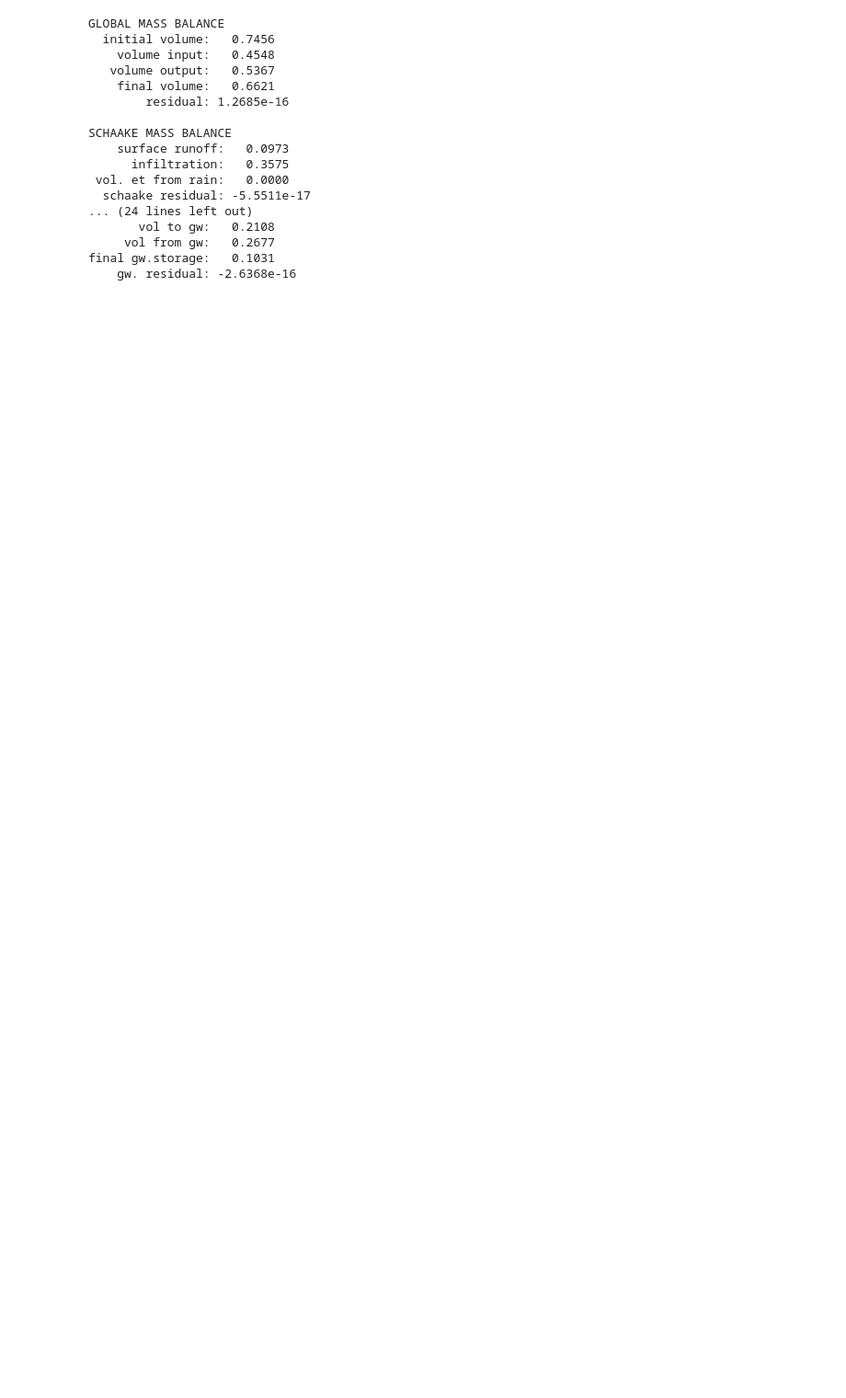
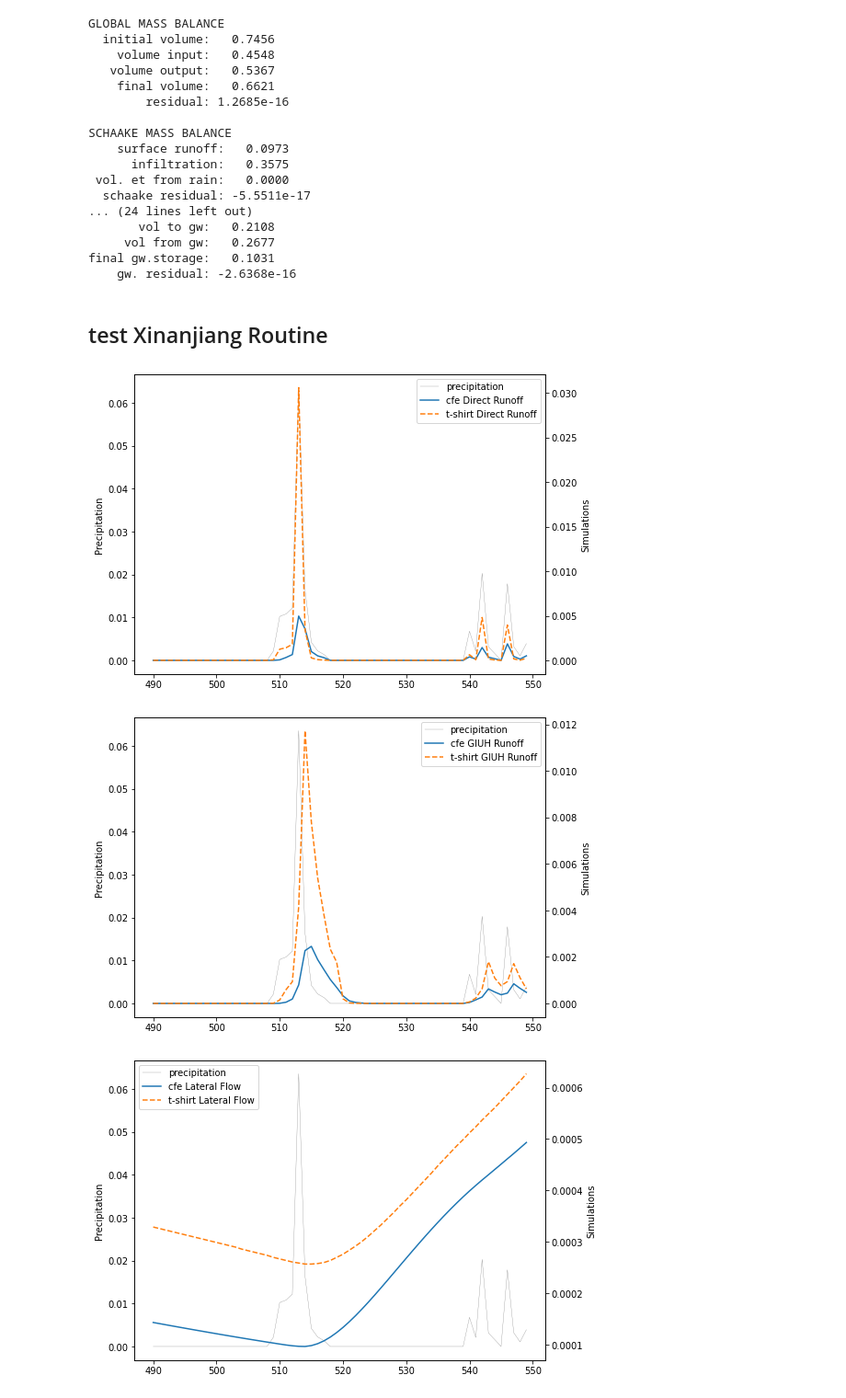
Before and after one commit to qiyuel3/cfe-py, a Jupyter notebook: cfe-python/run_cfe_bmi.ipynb, the cells around one changed output. Shown at 92% size. Drawn from its saved outputs; the diff is of its cells as text; code cells hidden in the pictures; blank space fills up the shorter version.

Commit message:
added a unit test for Xinanjiang Routine

```diff
--- a/cfe-python/run_cfe_bmi.ipynb
+++ b/cfe-python/run_cfe_bmi.ipynb
@@ -97,3 +103,13 @@ SCHAAKE MASS BALANCE
      vol from gw:   0.2677
 final gw.storage:   0.1031
     gw. residual: -2.6368e-16
+# %% [markdown]
+## test Xinanjiang Routine
+# %%
+cfe_unit_test_x = bmi_cfe.BMI_CFE('./cat_58_config_cfe_Xinanjiang.json')
+cfe_unit_test_x.initialize()
+cfe_unit_test_x.run_unit_test(plot=True, print_fluxes=False)
+# %% [output]
+[figure, added]
+[figure, added]
+[figure, added]
```
Also changed, not shown: parts of 5 cells of this notebook.
